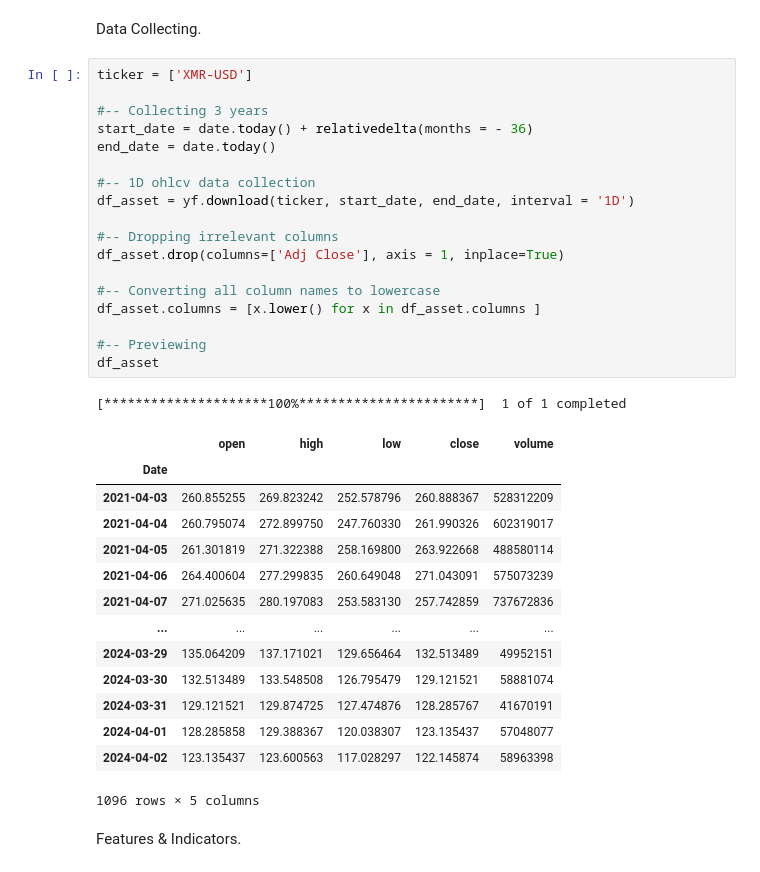
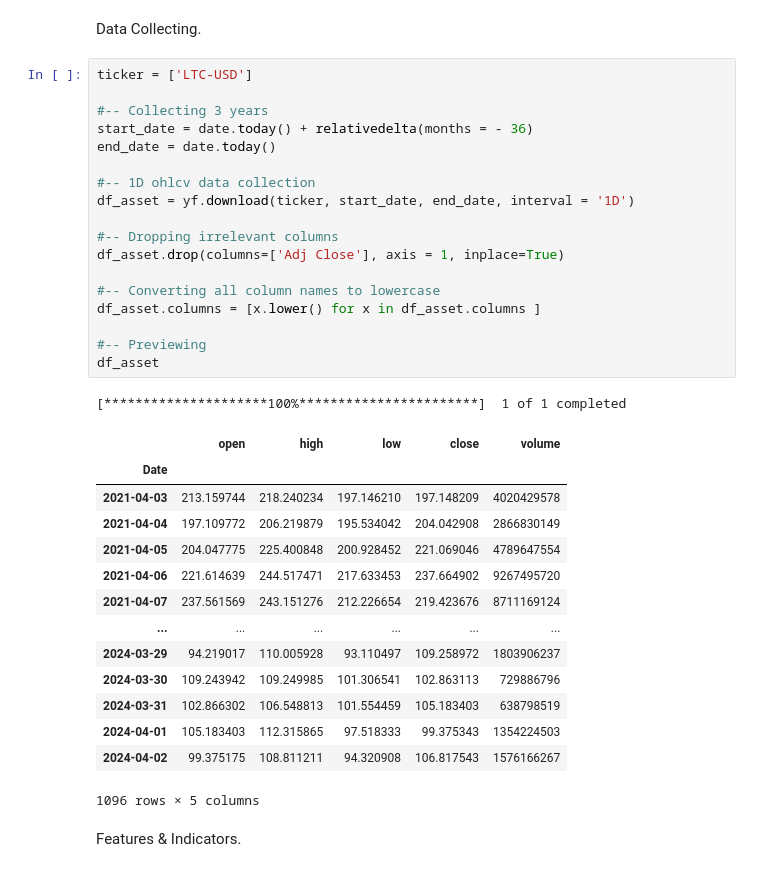
Before and after one commit to HoussamZak/randomforest_crypto_prediction, a Jupyter notebook: crypto_predictor.ipynb, the cells around one changed output. Saved outputs shown, nothing was run; the diff lists cells and outputs as text.

```diff
--- a/crypto_predictor.ipynb
+++ b/crypto_predictor.ipynb
@@ -20,38 +20,38 @@ from dateutil.relativedelta import relativedelta
 # %% [markdown]
 Data Collecting.
 # %%
-ticker = ['XMR-USD']
+ticker = ['LTC-USD']
 
 #-- Collecting 3 years
 start_date = date.today() + relativedelta(months = - 36)
 end_date = date.today()
 
 #-- 1D ohlcv data collection
 df_asset = yf.download(ticker, start_date, end_date, interval = '1D')
 
 #-- Dropping irrelevant columns
 df_asset.drop(columns=['Adj Close'], axis = 1, inplace=True)
 
 #-- Converting all column names to lowercase
 df_asset.columns = [x.lower() for x in df_asset.columns ]
 
 #-- Previewing
 df_asset
 # %% [output]
 [*********************100%***********************]  1 of 1 completed
 |  | open | high | low | close | volume |
 | Date |  |  |  |  |  |
-| 2021-04-03 | 260.855255 | 269.823242 | 252.578796 | 260.888367 | 528312209 |
-| 2021-04-04 | 260.795074 | 272.899750 | 247.760330 | 261.990326 | 602319017 |
-| 2021-04-05 | 261.301819 | 271.322388 | 258.169800 | 263.922668 | 488580114 |
-| 2021-04-06 | 264.400604 | 277.299835 | 260.649048 | 271.043091 | 575073239 |
-| 2021-04-07 | 271.025635 | 280.197083 | 253.583130 | 257.742859 | 737672836 |
+| 2021-04-03 | 213.159744 | 218.240234 | 197.146210 | 197.148209 | 4020429578 |
+| 2021-04-04 | 197.109772 | 206.219879 | 195.534042 | 204.042908 | 2866830149 |
+| 2021-04-05 | 204.047775 | 225.400848 | 200.928452 | 221.069046 | 4789647554 |
+| 2021-04-06 | 221.614639 | 244.517471 | 217.633453 | 237.664902 | 9267495720 |
+| 2021-04-07 | 237.561569 | 243.151276 | 212.226654 | 219.423676 | 8711169124 |
 | ... | ... | ... | ... | ... | ... |
-| 2024-03-29 | 135.064209 | 137.171021 | 129.656464 | 132.513489 | 49952151 |
-| 2024-03-30 | 132.513489 | 133.548508 | 126.795479 | 129.121521 | 58881074 |
-| 2024-03-31 | 129.121521 | 129.874725 | 127.474876 | 128.285767 | 41670191 |
-| 2024-04-01 | 128.285858 | 129.388367 | 120.038307 | 123.135437 | 57048077 |
-| 2024-04-02 | 123.135437 | 123.600563 | 117.028297 | 122.145874 | 58963398 |
+| 2024-03-29 | 94.219017 | 110.005928 | 93.110497 | 109.258972 | 1803906237 |
+| 2024-03-30 | 109.243942 | 109.249985 | 101.306541 | 102.863113 | 729886796 |
+| 2024-03-31 | 102.866302 | 106.548813 | 101.554459 | 105.183403 | 638798519 |
+| 2024-04-01 | 105.183403 | 112.315865 | 97.518333 | 99.375343 | 1354224503 |
+| 2024-04-02 | 99.375175 | 108.811211 | 94.320908 | 106.817543 | 1576166267 |
 1096 rows × 5 columns
 # %% [markdown]
 Features & Indicators.
```
Also changed, not shown: parts of 14 cells of this notebook.
